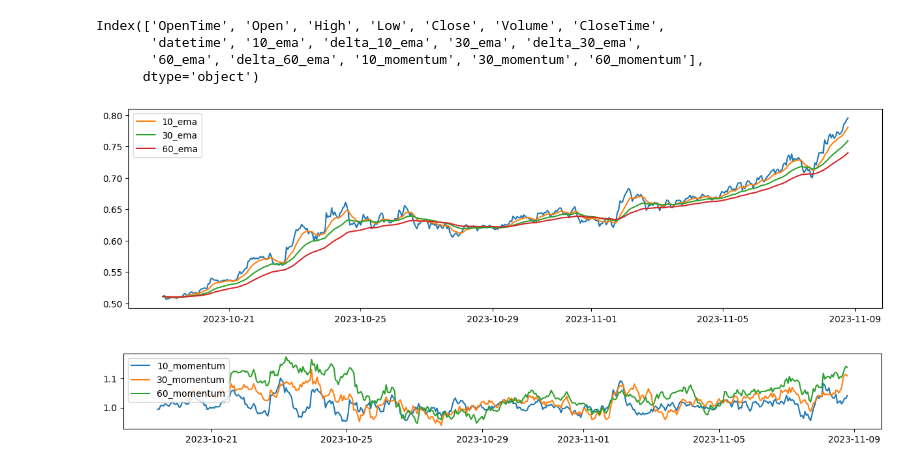
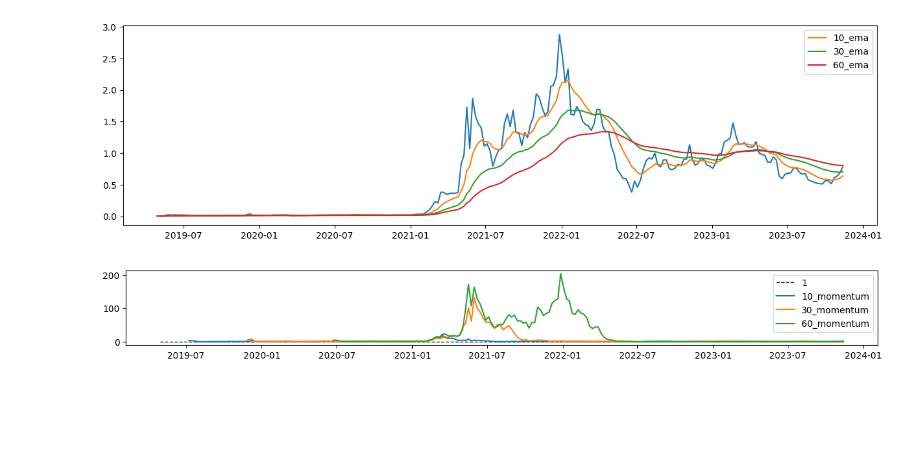
Before and after one commit to nahuelrabey/binance_panels, a Jupyter notebook: panel_ticker.ipynb, the cells around one changed output. Drawn from its saved outputs; the diff is of its cells as text; code cells hidden in the pictures; blank space fills up the shorter version.

```diff
--- a/panel_ticker.ipynb
+++ b/panel_ticker.ipynb
@@ -4,7 +0,0 @@ from main import batch_create_momentum_oscilators, batch_create_emas, get_data_a
-# %%
-data = get_data_as_df("MATICUSDT", "1w")
-ticks = [10,30,60]
-data = batch_create_emas(data, ticks)
-data = batch_create_momentum_oscilators(data, ticks)
-plot_emas(data, ticks)
-plot_momentum_oscilators(data,ticks)
@@ -14,7 +0,0 @@ plot_momentum_oscilators(data,ticks)
-# %%
-data = get_data_as_df("MATICUSDT", "1d")
-ticks = [10,30,60]
-data = batch_create_emas(data, ticks)
-data = batch_create_momentum_oscilators(data, ticks)
-plot_emas(data, ticks)
-plot_momentum_oscilators(data,ticks)
@@ -24,17 +0,0 @@ plot_momentum_oscilators(data,ticks)
-# %%
-data.columns
-# %% [output]
-Index(['OpenTime', 'Open', 'High', 'Low', 'Close', 'Volume', 'CloseTime',
-       'datetime', '10_ema', 'delta_10_ema', '30_ema', 'delta_30_ema',
-       '60_ema', 'delta_60_ema', '10_momentum', '30_momentum', '60_momentum'],
-      dtype='object')
-# %%
-data = get_data_as_df("MATICUSDT", "1h")
-ticks = [10,30,60]
-data = batch_create_emas(data, ticks)
-data = batch_create_momentum_oscilators(data, ticks)
-plot_emas(data, ticks)
-plot_momentum_oscilators(data,ticks)
-# %% [output]
-[figure, removed]
-[figure, removed]
@@ -40,0 +3,10 @@ plot_momentum_oscilators(data,ticks)
+# %%
+df = data.get_binance_candlestick("MATICUSDT", "1w")
+ticks = [10,30,60]
+transform.batch_insert_ema(df, ticks)
+transform.batch_insert_momentum_oscilator(df, ticks)
+plot.emas(df, ticks)
+plot.momentum_oscilators(df,ticks)
+# %% [output]
+[figure, added]
+[figure, added]
```
Also changed, not shown: parts of 6 cells of this notebook, 8 other files.
